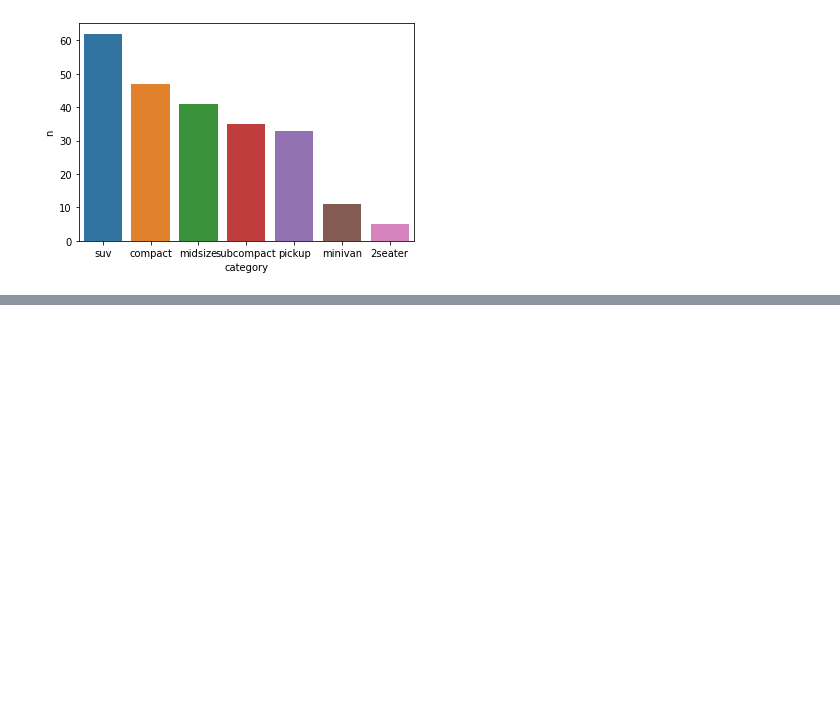
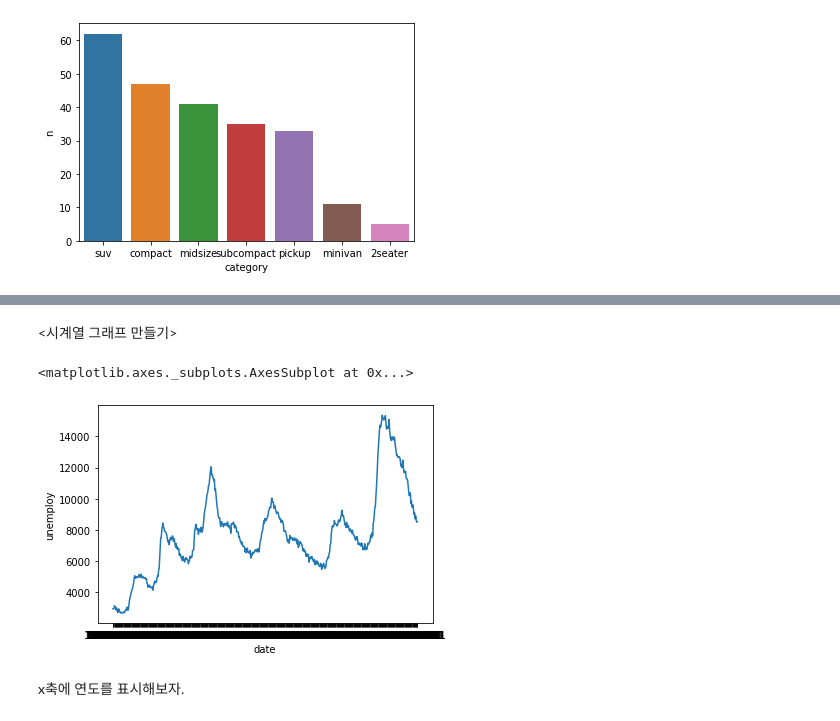
Before and after one commit to Devheun/Data-Analysis, a Jupyter notebook: Making_Graph(Lec8).ipynb, the cells around one changed output, grey strips where cells are left out. Saved outputs shown, nothing was run; the diff lists cells and outputs as text; code cells hidden in the pictures; blank space fills up the shorter version.

```diff
--- a/Making_Graph(Lec8).ipynb
+++ b/Making_Graph(Lec8).ipynb
@@ -142,0 +153,13 @@ sns.barplot(data=df_mpg,x='category',y='n')
+# %% [markdown]
+<시계열 그래프 만들기>
+# %%
+import pandas as pd
+import seaborn as sns
+
+economics=pd.read_csv('economics.csv')
+sns.lineplot(data=economics,x='date',y='unemploy') # x축에 굵은 선 표시되는 이유 : date 변수의 값들이 겹쳐서
+# %% [output]
+<matplotlib.axes._subplots.AxesSubplot at 0x...>
+[figure, added]
+# %% [markdown]
+x축에 연도를 표시해보자.
```
Also changed, not shown: parts of 12 cells of this notebook.
